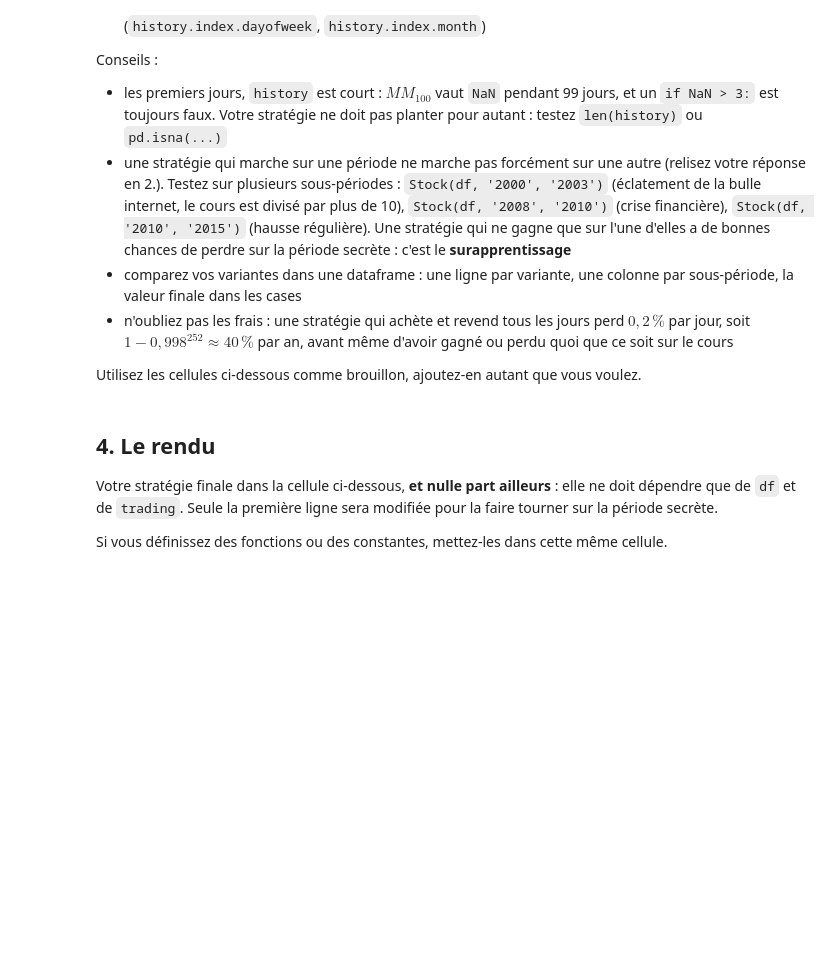
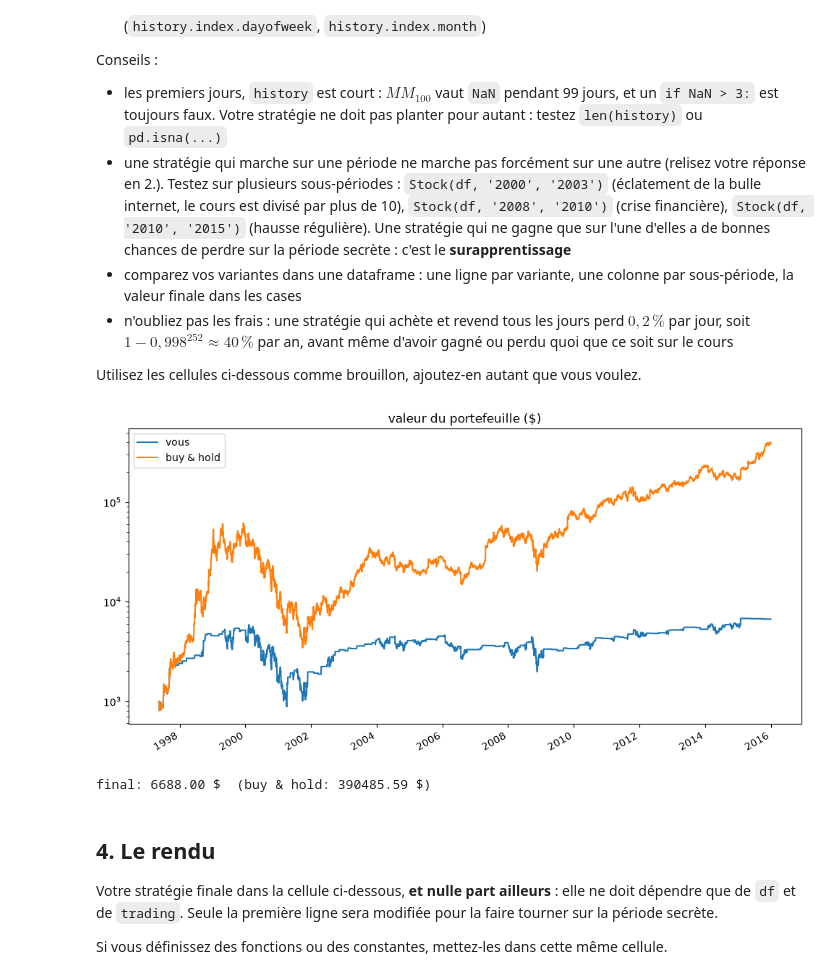
Before and after one commit to SIMVIA-lucas-sovre/projet-trading-pandas, a Jupyter notebook: groupe-2.ipynb, the cells around one changed output. Drawn from its saved outputs; the diff is of its cells as text; code cells hidden in the pictures; blank space fills up the shorter version.

Commit message:
stratégie

```diff
--- a/groupe-2.ipynb
+++ b/groupe-2.ipynb
@@ -324,7 +324,28 @@ Conseils :
 
 Utilisez les cellules ci-dessous comme brouillon, ajoutez-en autant que vous voulez.
 # %%
-# vos essais
+stock = Stock(df, end='2015')     # ← la seule ligne qui sera modifiée pour la période secrète
+stock.buy() #on achète tout le jour 1
+Cmax = 0
+Cmin = float('inf')
+for date, history in stock.days():
+    if stock.amount()>0 and history['Close'].iloc[-1]>=Cmax :
+        Cmax=history['Close'].iloc[-1]
+    if stock.bankAccount()>0 and  history['Close'].iloc[-1]<=Cmin :
+        Cmin=history['Close'].iloc[-1]
+    if len(history)>=100:
+        m = history.Close.rolling(100).mean()
+        m = m.loc[date]
+        if stock.amount() > 0 and m <= 0.995*Cmax:
+            stock.sell()
+            Cmax=0
+        if stock.bankAccount() >0 and m>=1.02*Cmin:
+            stock.buy()
+            Cmin=float('inf')                # votre stratégie'''
+stock.plot()
+# %% [output]
+[figure, added]
+final: 6688.00 $  (buy & hold: 390485.59 $)
 # %%
 # vos essais
 # %% [markdown]
```
